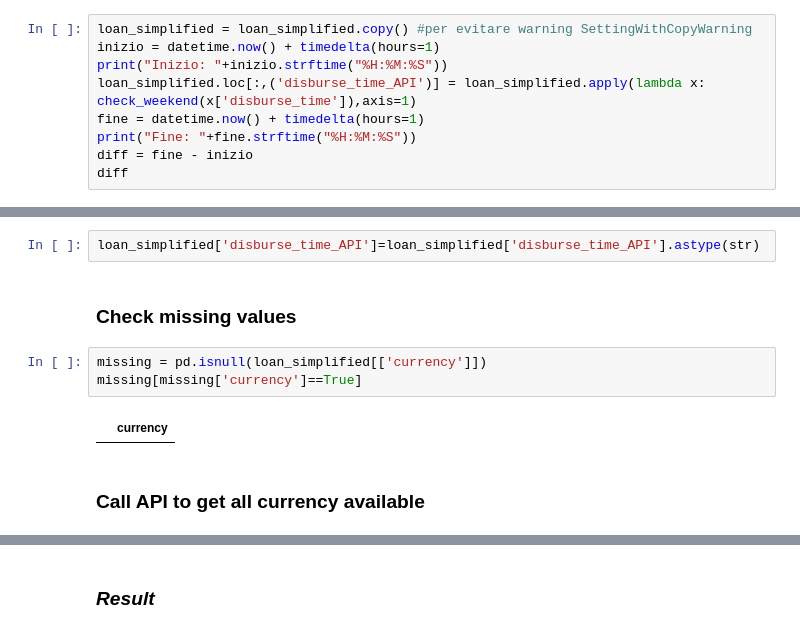
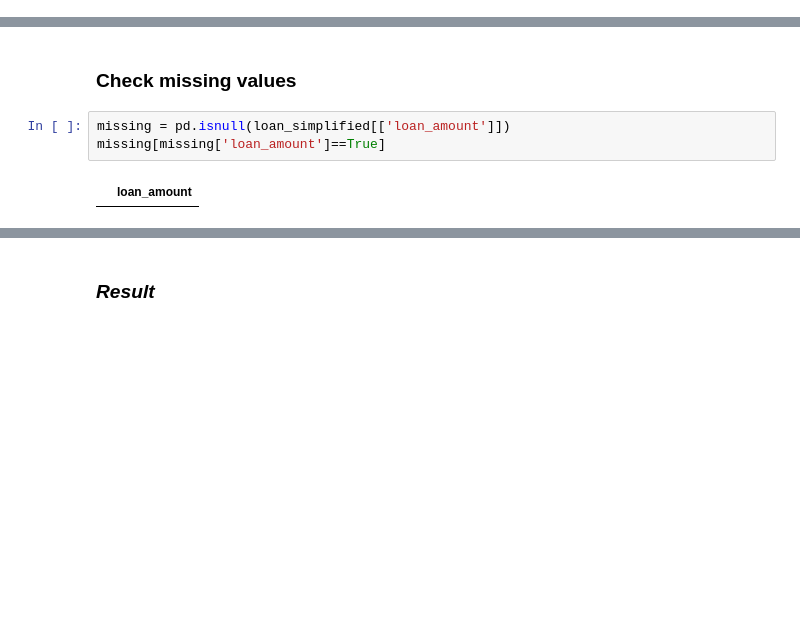
Before and after one commit to gaveter/Project_cs, a Jupyter notebook: Project.ipynb, the cells around one changed output, grey strips where cells are left out. Cells and saved outputs as stored; diff of their text form; blank space fills up the shorter version.

```diff
--- a/Project.ipynb
+++ b/Project.ipynb
@@ -295,9 +276,0 @@ def check_weekend(date_time):
-# %%
-loan_simplified = loan_simplified.copy() #per evitare warning SettingWithCopyWarning
-inizio = datetime.now() + timedelta(hours=1)
-print("Inizio: "+inizio.strftime("%H:%M:%S"))
-loan_simplified.loc[:,('disburse_time_API')] = loan_simplified.apply(lambda x: check_weekend(x['disburse_time']),axis=1)
-fine = datetime.now() + timedelta(hours=1)
-print("Fine: "+fine.strftime("%H:%M:%S"))
-diff = fine - inizio
-diff
@@ -308,11 +277,7 @@ datetime.timedelta(0, 206, 437750)
-# %%
-loan_simplified['disburse_time_API']=loan_simplified['disburse_time_API'].astype(str)
 # %% [markdown]
 ### Check missing values
 # %%
-missing = pd.isnull(loan_simplified[['currency']])
-missing[missing['currency']==True]
+missing = pd.isnull(loan_simplified[['loan_amount']])
+missing[missing['loan_amount']==True]
 # %% [output]
-|  | currency |
+|  | loan_amount |
-# %% [markdown]
-### Call API to get all currency available
```
Also changed, not shown: parts of 46 cells of this notebook.
